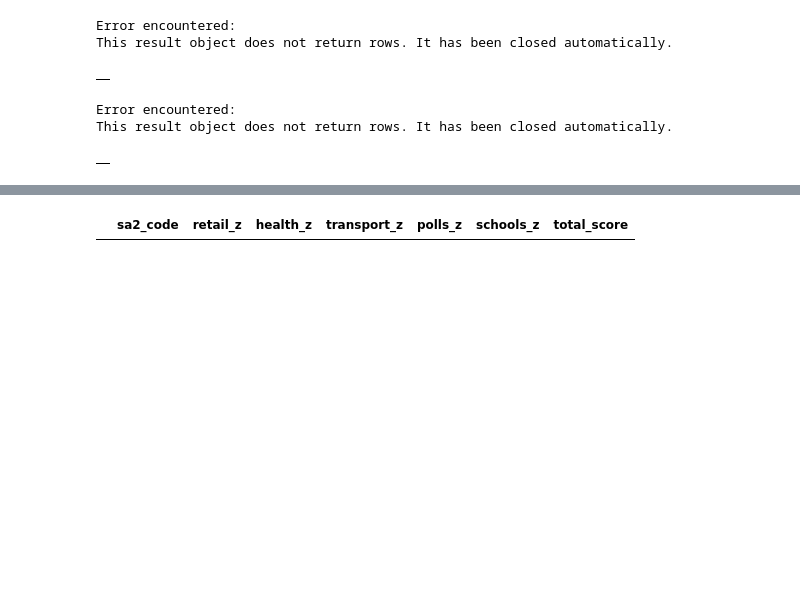
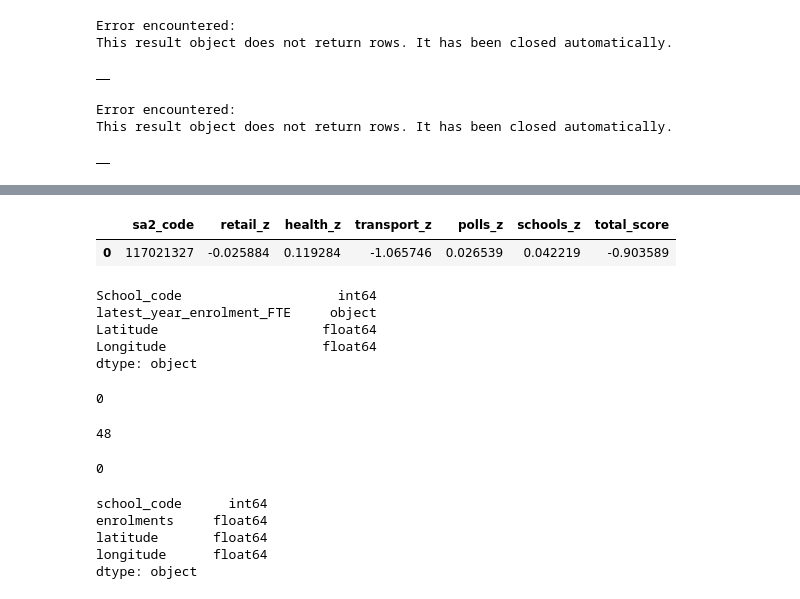
Before and after one commit to joshuahallam127/DATA2901_Assign, a Jupyter notebook: main.ipynb, the cells around one changed output, grey strips where cells are left out. Drawn from its saved outputs; the diff is of its cells as text; code cells hidden in the pictures; blank space fills up the shorter version.

```diff
--- a/main.ipynb
+++ b/main.ipynb
@@ -1721,9 +1716,10 @@ query(conn, sql)
 # %%
 sql = """
 SELECT *
 FROM z_scores
-WHERE sa2_code = '128021537';
+WHERE sa2_code = '117021327';
 """
 query(conn, sql)
 # %% [output]
 |  | sa2_code | retail_z | health_z | transport_z | polls_z | schools_z | total_score |
+| 0 | 117021327 | -0.025884 | 0.119284 | -1.065746 | 0.026539 | 0.042219 | -0.903589 |
@@ -1729,0 +1738,34 @@ query(conn, sql)
+# %%
+enrolments.head()
+enrolments.dtypes
+# %% [output]
+School_code                    int64
+latest_year_enrolment_FTE     object
+Latitude                     float64
+Longitude                    float64
+dtype: object
+# %%
+enrolments.isnull().values.sum()
+# %% [output]
+0
+# %%
+enrolments.rename(columns={'School_code' : 'school_code', 'latest_year_enrolment_FTE': 'enrolments',
+                           'Longitude' : 'longitude', 'Latitude' : 'latitude'}, inplace=True)
+enrolments['enrolments'] = pd.to_numeric(enrolments['enrolments'], errors='coerce')
+enrolments['enrolments'].isna().values.sum()
+# %% [output]
+48
+# %%
+enrolments = enrolments.dropna()
+enrolments['enrolments'].isna().values.sum()
+# %% [output]
+0
+# %%
+enrolments = enrolments.astype({'enrolments' : 'float'})
+enrolments.dtypes
+# %% [output]
+school_code      int64
+enrolments     float64
+latitude       float64
+longitude      float64
+dtype: object
```
Also changed, not shown: parts of 20 cells of this notebook.
